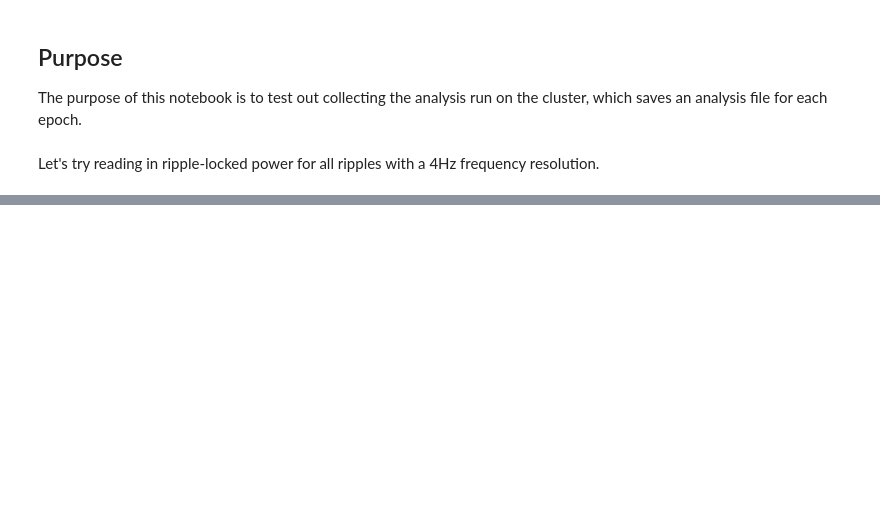
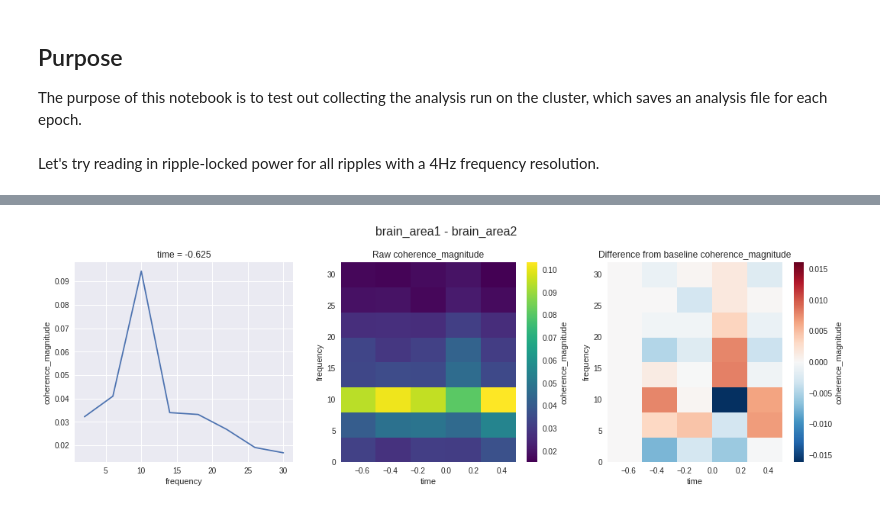
Before and after one commit to edeno/Jadhav-2016-Data-Analysis, a Jupyter notebook: notebooks/2017_06_23_Collecting_Data_On_Cluster.ipynb, the cells around one changed output, grey strips where cells are left out. Drawn from its saved outputs; the diff is of its cells as text; code cells hidden in the pictures; blank space fills up the shorter version.

```diff
--- a/notebooks/2017_06_23_Collecting_Data_On_Cluster.ipynb
+++ b/notebooks/2017_06_23_Collecting_Data_On_Cluster.ipynb
@@ -70,0 +85,26 @@ ripple_info
+# %%
+def plot_measure(ds, connectivity_measure,
+                 figsize=(15, 5), brain_area1='brain_area1',
+                 brain_area2='brain_area2'):
+    baseline = ds.isel(time=0)[connectivity_measure].mean(['tetrode1', 'tetrode2', 'session'])
+    raw_measure = ds[connectivity_measure].mean(['tetrode1', 'tetrode2', 'session'])
+    diff_from_baseline = (ds - ds.isel(time=0)).mean(['tetrode1', 'tetrode2', 'session'])[connectivity_measure]
+
+    fig, axes = plt.subplots(1, 3, figsize=figsize)
+    baseline.plot(ax=axes[0]);
+    raw_measure.plot(x='time', y='frequency', ax=axes[1]);
+    axes[1].set_title(
+        'Raw {connectivity_measure}'.format(connectivity_measure=connectivity_measure))
+    diff_from_baseline.plot(x='time', y='frequency', ax=axes[2]);
+    axes[2].set_title(
+    'Difference from baseline {connectivity_measure}'.format(connectivity_measure=connectivity_measure))
+    plt.tight_layout()
+    plt.suptitle(
+        '{brain_area1} - {brain_area2}'.format(
+            brain_area1=brain_area1, brain_area2=brain_area2),
+        fontsize=16)
+    plt.subplots_adjust(top=0.85)
+
+plot_measure(combined.sel(frequency=slice(0, 30)), 'coherence_magnitude')
+# %% [output]
+[figure, added]
```
Also changed, not shown: parts of 22 cells of this notebook.
